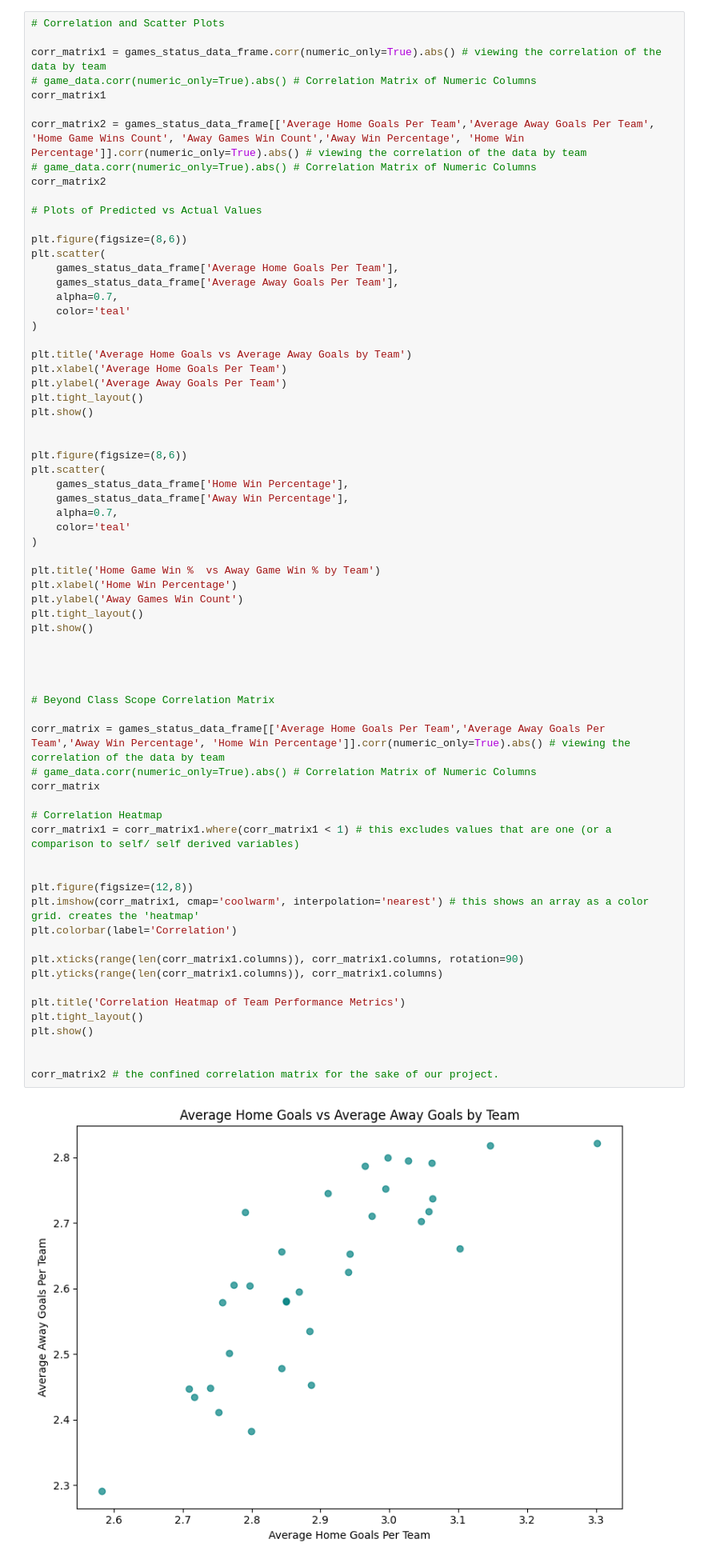
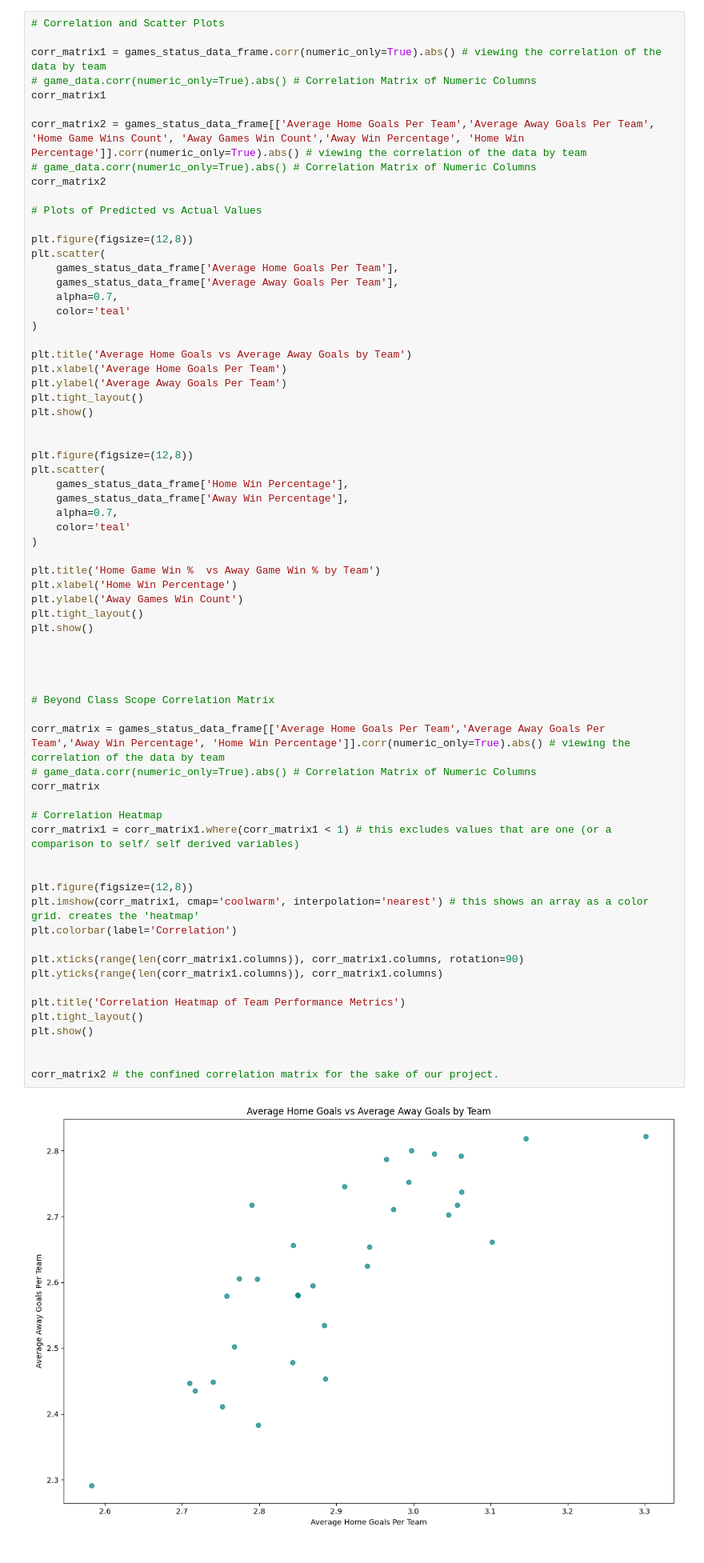
Before and after one commit to ckbaker78/homework3-, a Jupyter notebook: FINAL PROJECT /dx602_final_project.ipynb, the cells around one changed output. Shown at 80% size. Drawn from its saved outputs; the diff is of its cells as text.

```diff
--- a/FINAL PROJECT /dx602_final_project.ipynb
+++ b/FINAL PROJECT /dx602_final_project.ipynb
@@ -839,7 +841,7 @@ corr_matrix2
 
 # Plots of Predicted vs Actual Values
 
-plt.figure(figsize=(8,6))
+plt.figure(figsize=(12,8))
 plt.scatter(
     games_status_data_frame['Average Home Goals Per Team'],
     games_status_data_frame['Average Away Goals Per Team'],
@@ -854,7 +856,7 @@ plt.tight_layout()
 plt.show()
 
 
-plt.figure(figsize=(8,6))
+plt.figure(figsize=(12,8))
 plt.scatter(
     games_status_data_frame['Home Win Percentage'],
     games_status_data_frame['Away Win Percentage'],
@@ -868,31 +870,31 @@ plt.ylabel('Away Games Win Count')
 plt.tight_layout()
 plt.show()
 
 
 
 
 # Beyond Class Scope Correlation Matrix
 
 corr_matrix = games_status_data_frame[['Average Home Goals Per Team','Average Away Goals Per Team','Away Win Percentage', 'Home Win Percentage']].corr(numeric_only=True).abs() # viewing the correlation of the data by team
 # game_data.corr(numeric_only=True).abs() # Correlation Matrix of Numeric Columns
 corr_matrix
 
 # Correlation Heatmap
 corr_matrix1 = corr_matrix1.where(corr_matrix1 < 1) # this excludes values that are one (or a comparison to self/ self derived variables)
 
 
 plt.figure(figsize=(12,8))
 plt.imshow(corr_matrix1, cmap='coolwarm', interpolation='nearest') # this shows an array as a color grid. creates the 'heatmap'
 plt.colorbar(label='Correlation')
 
 plt.xticks(range(len(corr_matrix1.columns)), corr_matrix1.columns, rotation=90)
 plt.yticks(range(len(corr_matrix1.columns)), corr_matrix1.columns)
 
 plt.title('Correlation Heatmap of Team Performance Metrics')
 plt.tight_layout()
 plt.show()
 
 
 corr_matrix2 # the confined correlation matrix for the sake of our project.
 # %% [output]
-[figure, old version]
+[figure, new version]
```
Also changed, not shown: parts of 5 cells of this notebook.
